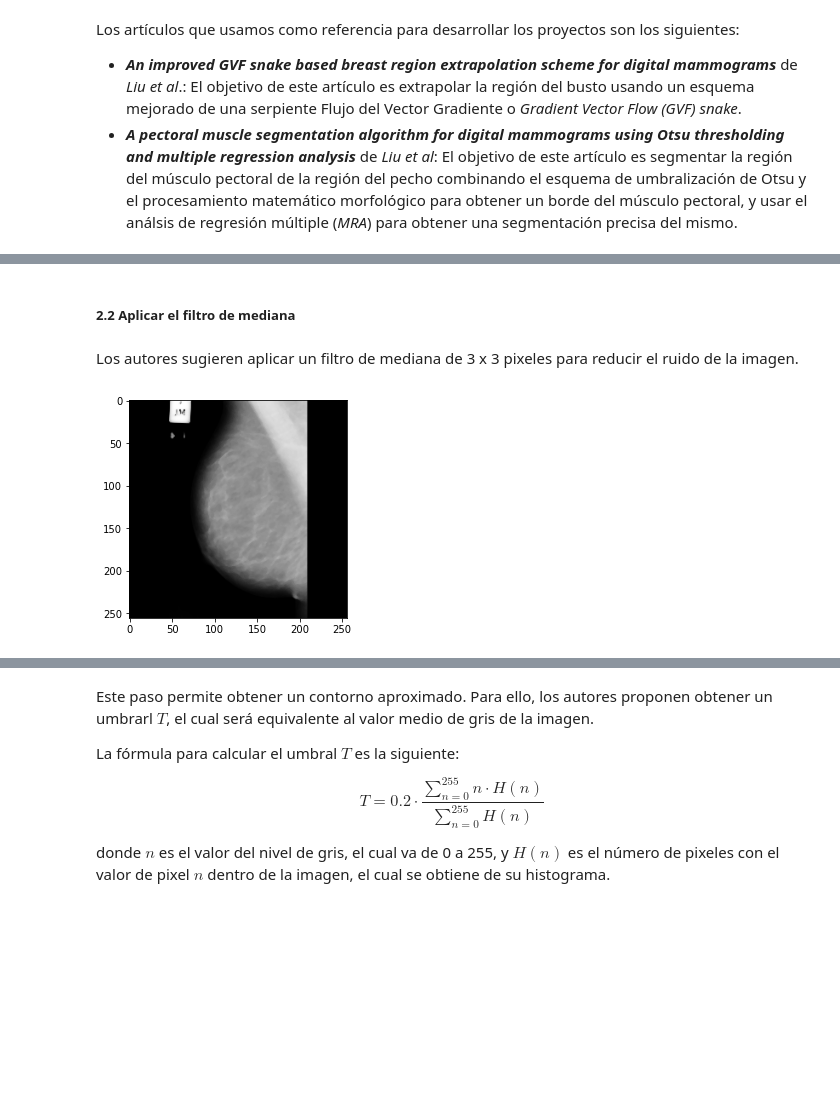
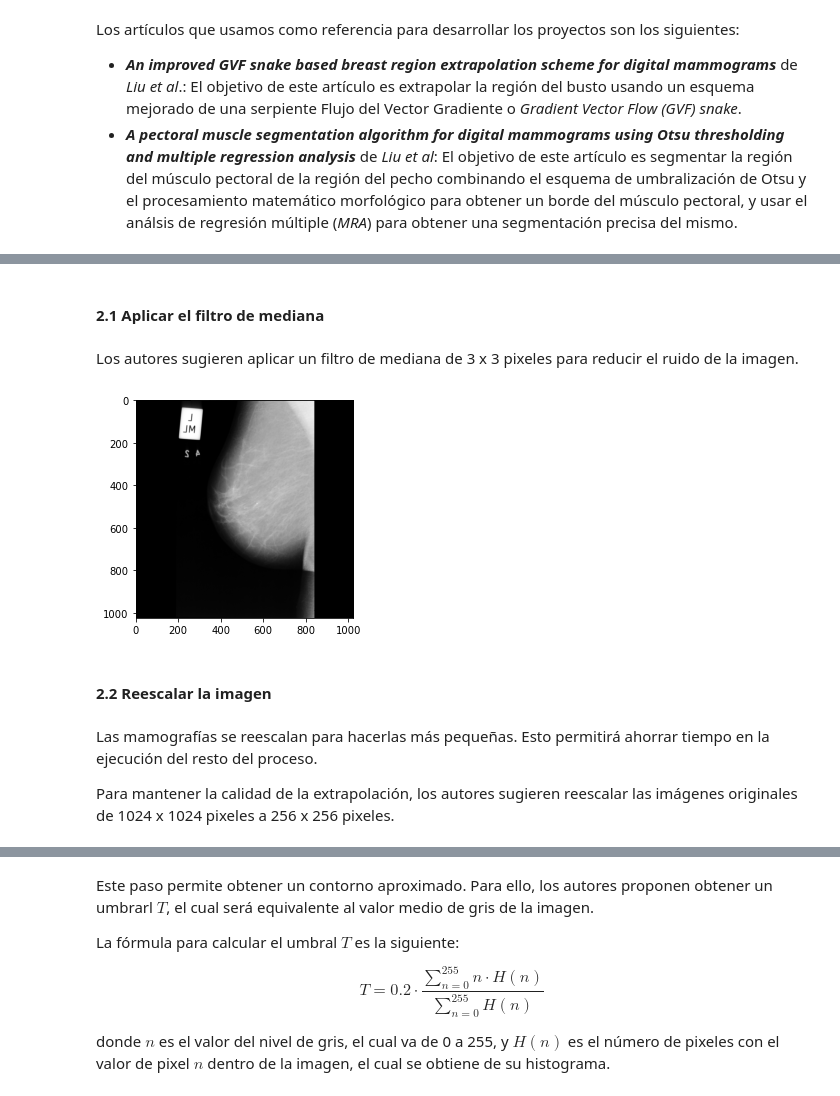
Before and after one commit to data-and-code/trabajo_con_imagenes, a Jupyter notebook: data-raw/clean_imgs.ipynb, the cells around one changed output, grey strips where cells are left out. Cells and saved outputs as stored; diff of their text form; code cells hidden in the pictures; blank space fills up the shorter version.

```diff
--- a/data-raw/clean_imgs.ipynb
+++ b/data-raw/clean_imgs.ipynb
@@ -16,3 +18,34 @@ import matplotlib.pyplot as plt
+# %%
+# Leer una imagen para importarla al entorno
+def read_img(img_path):
+    with open(img_path, 'r') as img:
+        img = cv.imread(img_path)
+        # Regresar la imagen en escala de grises
+        return cv.cvtColor(img, cv.COLOR_BGR2GRAY)
+
+# Obtener una imagen binarizada a partir de otra mostrando una región específica seleccionada
+def get_region(img, region=('bg', 'max', 'min')):
+    # Ejecutar un análisis de componentes conectadas para extraer los objetos de la imagen
+    num_labels, labels, stats, centroids = cv.connectedComponentsWithStats(img, connectivity=4, ltype=cv.CV_16U)
+    # Índices de todos los objetos encontrados
+    objects = np.arange(num_labels)
+    # Extraer el objeto más grande (con área mayor)
+    max_object = np.argmax(stats[1::, 4]) + 1
+    # Extraer la imagen binarizada elegida
+    if region == 'max':
+        return np.isin(labels, max_object).astype(np.uint8)
+    elif region == 'min':
+        # Extraer los objetos más pequeños
+        min_objects = np.ma.array(objects[1:], mask=False)
+        min_objects.mask[max_object - 1] = True
+        min_objects = min_objects.compressed()
+        return np.isin(labels, min_objects).astype(np.uint8)
+    elif region == 'bg':
+        # Extraer el fondo, incluyendo los objetos más pequeños
+        bg = np.ma.array(objects, mask=False)
+        bg.mask[max_object] = True
+        bg = bg.compressed()
+        return np.isin(labels, bg).astype(np.uint8)
 # %% [markdown]
 ## Artículos a replicar
 # %% [markdown]
@@ -65,10 +100,13 @@ for filename in all_filenames:
     if filename.endswith('.pgm'):
         imgs_filenames.append(filename)
 
+# Reordernar las imágenes alfabéticamente/numéricamente
+imgs_filenames.sort()
+
 # Lectura de las imágenes con el parámetro -1 para leer la imagen sin modificar
-imgs_orig = list(map(lambda img_name: cv.imread(base_dir+img_name, -1), imgs_filenames))
+imgs_orig = list(map(lambda img_filename: read_img(base_dir+img_filename), imgs_filenames))
 
 # Imagen de ejemplo
-plt.imshow(imgs_orig[13], cmap='gray')
+plt.imshow(imgs_orig[10], cmap='gray')
 plt.show()
 # %% [output]
@@ -91,13 +118,19 @@ plt.show()
 # %% [markdown]
-##### 2.2 Aplicar el filtro de mediana
+#### 2.1 Aplicar el filtro de mediana
 # %% [markdown]
 Los autores sugieren aplicar un filtro de mediana de 3 x 3 pixeles para reducir el ruido de la imagen.
 # %%
 # Aplicar un filtro de mediana a cada una de las imágenes
-imgs_filter = list(map(lambda img_scale: cv.medianBlur(img_scale, 3), imgs_scale))
+imgs_filter = list(map(lambda img_orig: cv.medianBlur(img_orig, 3), imgs_orig))
 
 # Imagen de ejemplo
-plt.imshow(imgs_filter[13], cmap='gray')
+plt.imshow(imgs_filter[10], cmap='gray')
 plt.show()
 # %% [output]
-[figure, old version]
+[figure, new version]
+# %% [markdown]
+#### 2.2 Reescalar la imagen
+# %% [markdown]
+Las mamografías se reescalan para hacerlas más pequeñas. Esto permitirá ahorrar tiempo en la ejecución del resto del proceso.
+
+Para mantener la calidad de la extrapolación, los autores sugieren reescalar las imágenes originales de 1024 x 1024 pixeles a 256 x 256 pixeles.
```
Also changed, not shown: parts of 89 cells of this notebook.
